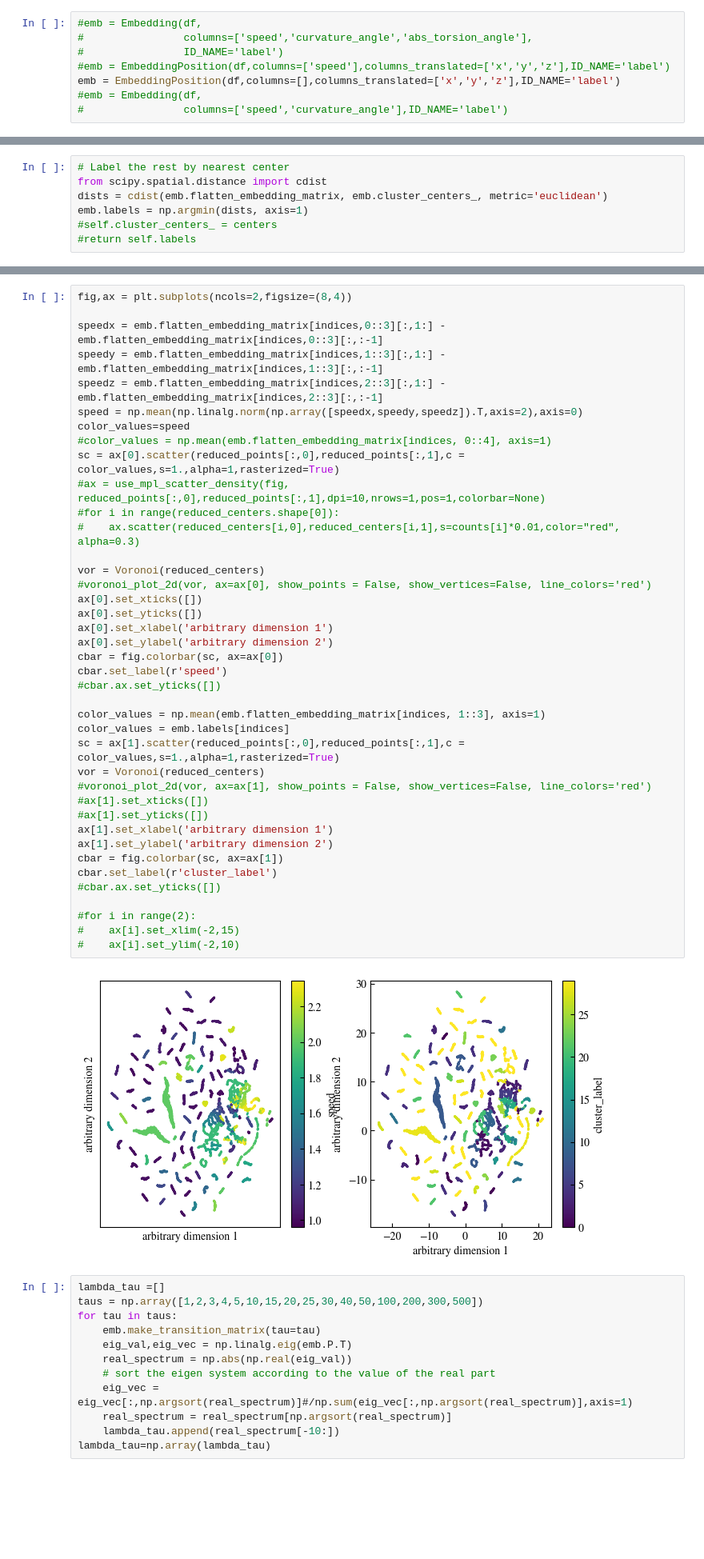
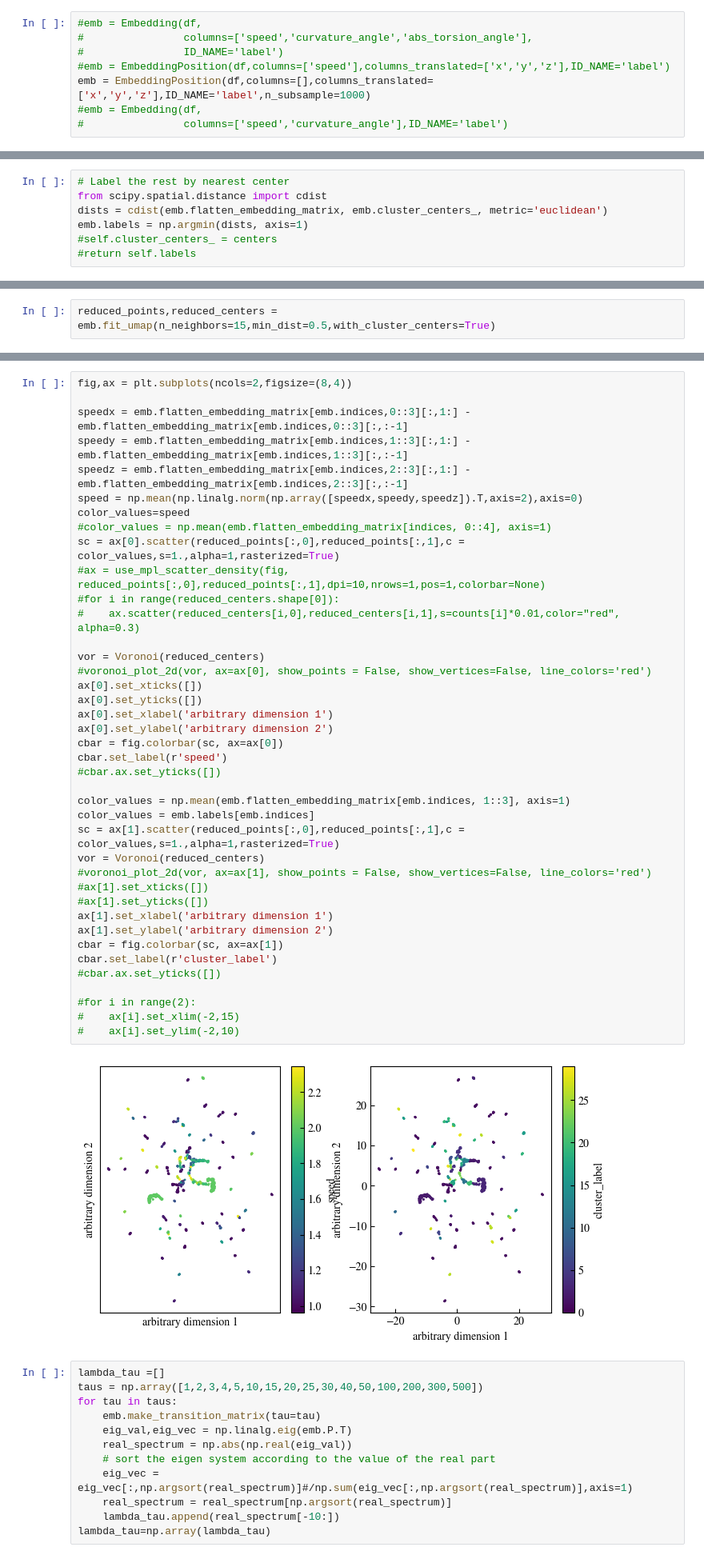
Before and after one commit to HugoLeRoy94/ClusterAnalysis, a Jupyter notebook: unit_test/test_embedding_toy_model.ipynb, the cells around one changed output, grey strips where cells are left out. Shown at 80% size. Saved outputs shown, nothing was run; the diff lists cells and outputs as text; blank space fills up the shorter version.

Commit message:
now subsample is a global parameter. + added a clustering method that use polynomial fitting and integral to compute distances between (x,y,z) sequence.

```diff
--- a/unit_test/test_embedding_toy_model.ipynb
+++ b/unit_test/test_embedding_toy_model.ipynb
@@ -59,7 +59,7 @@ ax2.set_yticks([-3,0,3])
 #                columns=['speed','curvature_angle','abs_torsion_angle'],
 #                ID_NAME='label')
 #emb = EmbeddingPosition(df,columns=['speed'],columns_translated=['x','y','z'],ID_NAME='label')
-emb = EmbeddingPosition(df,columns=[],columns_translated=['x','y','z'],ID_NAME='label')
+emb = EmbeddingPosition(df,columns=[],columns_translated=['x','y','z'],ID_NAME='label',n_subsample=1000)
 #emb = Embedding(df,
 #                columns=['speed','curvature_angle'],ID_NAME='label')
 # %%
@@ -133,0 +127,2 @@ reduced_centers = reduced_all[N:N + emb.cluster_centers_.shape[0]]
+# %%
+reduced_points,reduced_centers = emb.fit_umap(n_neighbors=15,min_dist=0.5,with_cluster_centers=True)
@@ -134,45 +148,45 @@ reduced_centers = reduced_all[N:N + emb.cluster_centers_.shape[0]]
 # %%
 fig,ax = plt.subplots(ncols=2,figsize=(8,4))
 
-speedx = emb.flatten_embedding_matrix[indices,0::3][:,1:] - emb.flatten_embedding_matrix[indices,0::3][:,:-1]
-speedy = emb.flatten_embedding_matrix[indices,1::3][:,1:] - emb.flatten_embedding_matrix[indices,1::3][:,:-1]
-speedz = emb.flatten_embedding_matrix[indices,2::3][:,1:] - emb.flatten_embedding_matrix[indices,2::3][:,:-1]
+speedx = emb.flatten_embedding_matrix[emb.indices,0::3][:,1:] - emb.flatten_embedding_matrix[emb.indices,0::3][:,:-1]
+speedy = emb.flatten_embedding_matrix[emb.indices,1::3][:,1:] - emb.flatten_embedding_matrix[emb.indices,1::3][:,:-1]
+speedz = emb.flatten_embedding_matrix[emb.indices,2::3][:,1:] - emb.flatten_embedding_matrix[emb.indices,2::3][:,:-1]
 speed = np.mean(np.linalg.norm(np.array([speedx,speedy,speedz]).T,axis=2),axis=0)
 color_values=speed
 #color_values = np.mean(emb.flatten_embedding_matrix[indices, 0::4], axis=1)
 sc = ax[0].scatter(reduced_points[:,0],reduced_points[:,1],c = color_values,s=1.,alpha=1,rasterized=True)
 #ax = use_mpl_scatter_density(fig, reduced_points[:,0],reduced_points[:,1],dpi=10,nrows=1,pos=1,colorbar=None)
 #for i in range(reduced_centers.shape[0]):
 #    ax.scatter(reduced_centers[i,0],reduced_centers[i,1],s=counts[i]*0.01,color="red", alpha=0.3)
 
 vor = Voronoi(reduced_centers)
 #voronoi_plot_2d(vor, ax=ax[0], show_points = False, show_vertices=False, line_colors='red')
 ax[0].set_xticks([])
 ax[0].set_yticks([])
 ax[0].set_xlabel('arbitrary dimension 1')
 ax[0].set_ylabel('arbitrary dimension 2')
 cbar = fig.colorbar(sc, ax=ax[0])
 cbar.set_label(r'speed')
 #cbar.ax.set_yticks([])
 
-color_values = np.mean(emb.flatten_embedding_matrix[indices, 1::3], axis=1)
-color_values = emb.labels[indices]
+color_values = np.mean(emb.flatten_embedding_matrix[emb.indices, 1::3], axis=1)
+color_values = emb.labels[emb.indices]
 sc = ax[1].scatter(reduced_points[:,0],reduced_points[:,1],c = color_values,s=1.,alpha=1,rasterized=True)
 vor = Voronoi(reduced_centers)
 #voronoi_plot_2d(vor, ax=ax[1], show_points = False, show_vertices=False, line_colors='red')
 #ax[1].set_xticks([])
 #ax[1].set_yticks([])
 ax[1].set_xlabel('arbitrary dimension 1')
 ax[1].set_ylabel('arbitrary dimension 2')
 cbar = fig.colorbar(sc, ax=ax[1])
 cbar.set_label(r'cluster_label')
 #cbar.ax.set_yticks([])
 
 #for i in range(2):
 #    ax[i].set_xlim(-2,15)
 #    ax[i].set_ylim(-2,10)
 # %% [output]
-[figure, old version]
+[figure, new version]
 # %%
 lambda_tau =[]
 taus = np.array([1,2,3,4,5,10,15,20,25,30,40,50,100,200,300,500])
```
Also changed, not shown: parts of 13 cells of this notebook, 3 other files.
